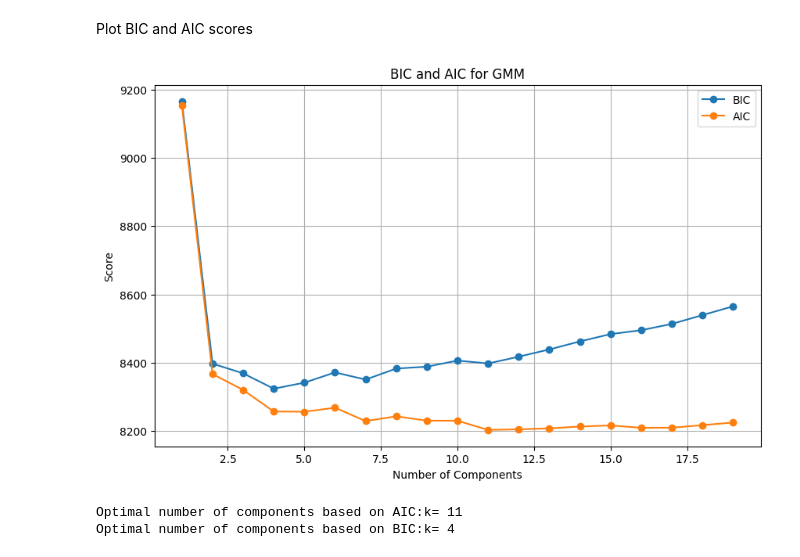
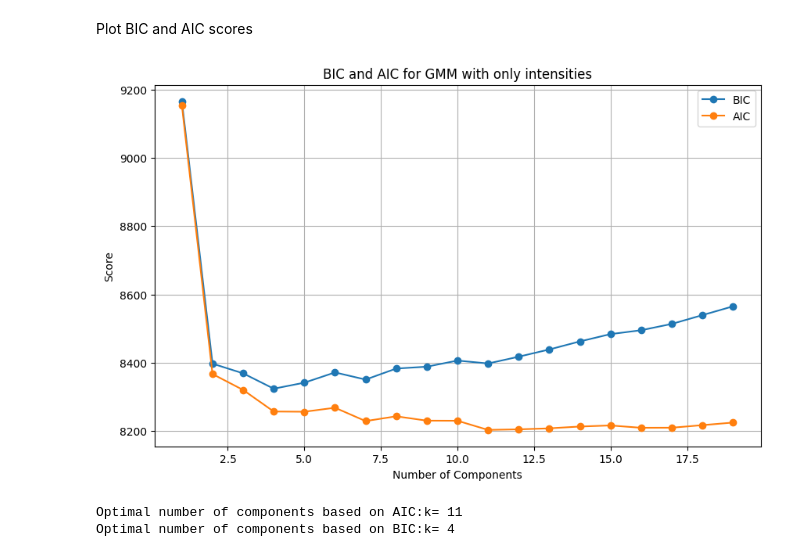
Before and after one commit to prabal5ghosh/Inria_Medical_Imageing_Internship_prabal, a Jupyter notebook: s0006/cluster_code/segmented_pixels_intensity_only_intensity.ipynb, the cells around one changed output. Cells and saved outputs as stored; diff of their text form; code cells hidden in the pictures.

```diff
--- a/s0006/cluster_code/segmented_pixels_intensity_only_intensity.ipynb
+++ b/s0006/cluster_code/segmented_pixels_intensity_only_intensity.ipynb
@@ -461,25 +489,25 @@ Plot BIC and AIC scores
 # %%
 bic_scores = []
 aic_scores = []
 k_range = range(1, 20)  # Test 1 to 20 components
 
 for k in k_range:
     gmm = GaussianMixture(n_components=k, random_state=42)
     gmm.fit(X_scaled)
     bic_scores.append(gmm.bic(X_scaled))
     aic_scores.append(gmm.aic(X_scaled))
 
 plt.figure(figsize=(10, 6))
 plt.plot(k_range, bic_scores, label='BIC', marker='o')
 plt.plot(k_range, aic_scores, label='AIC', marker='o')
 plt.xlabel('Number of Components')
 plt.ylabel('Score')
-plt.title('BIC and AIC for GMM')
+plt.title('BIC and AIC for GMM with only intensities')
 plt.legend()
 plt.grid(True)
 plt.show()
 # %% [output]
-[figure, old version]
+[figure, new version]
 # %%
 #  optimal number of components
 optimal_aic = k_range[np.argmin(aic_scores)]
```
Also changed, not shown: parts of 35 cells of this notebook, 6 other files.
